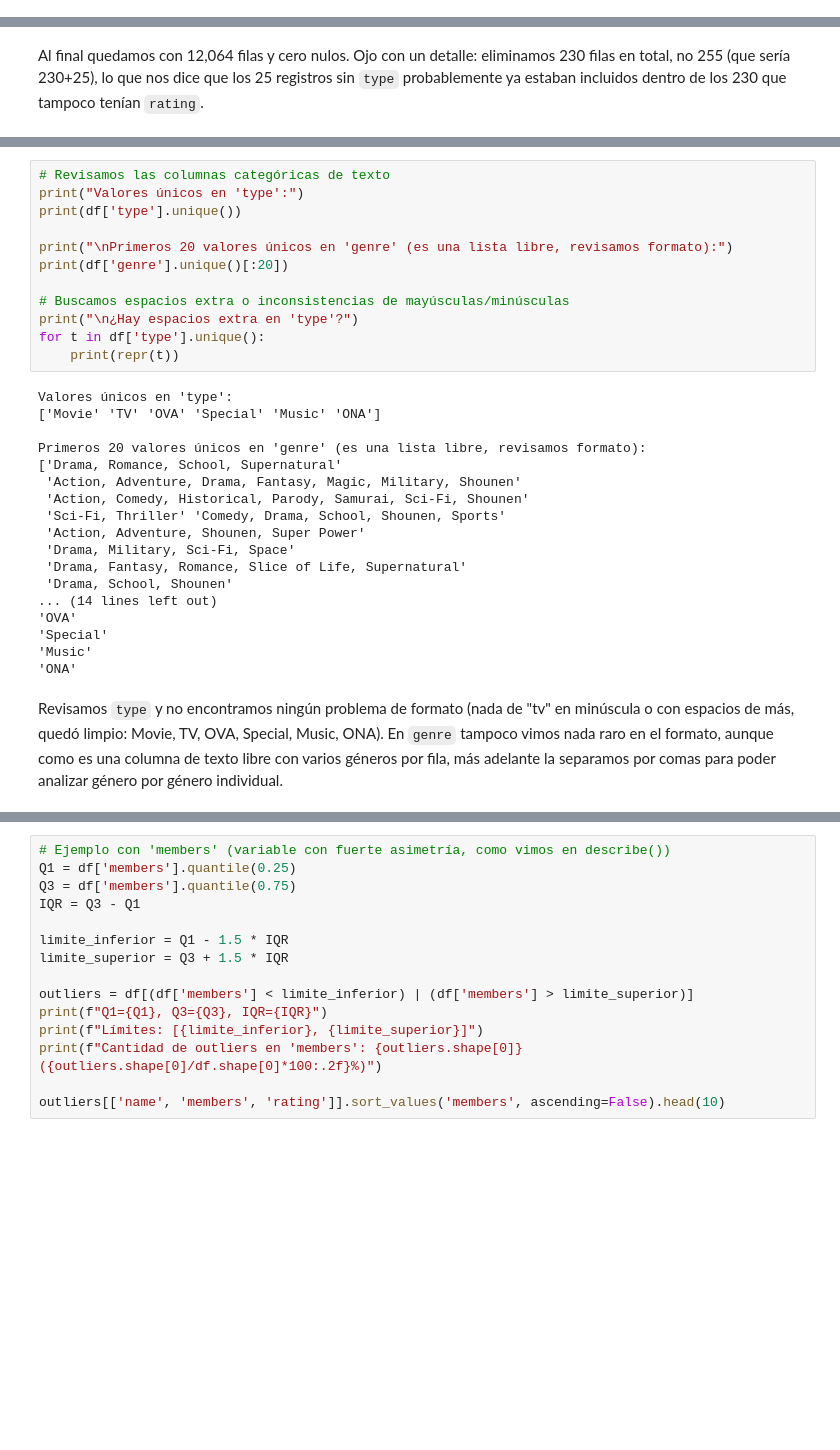
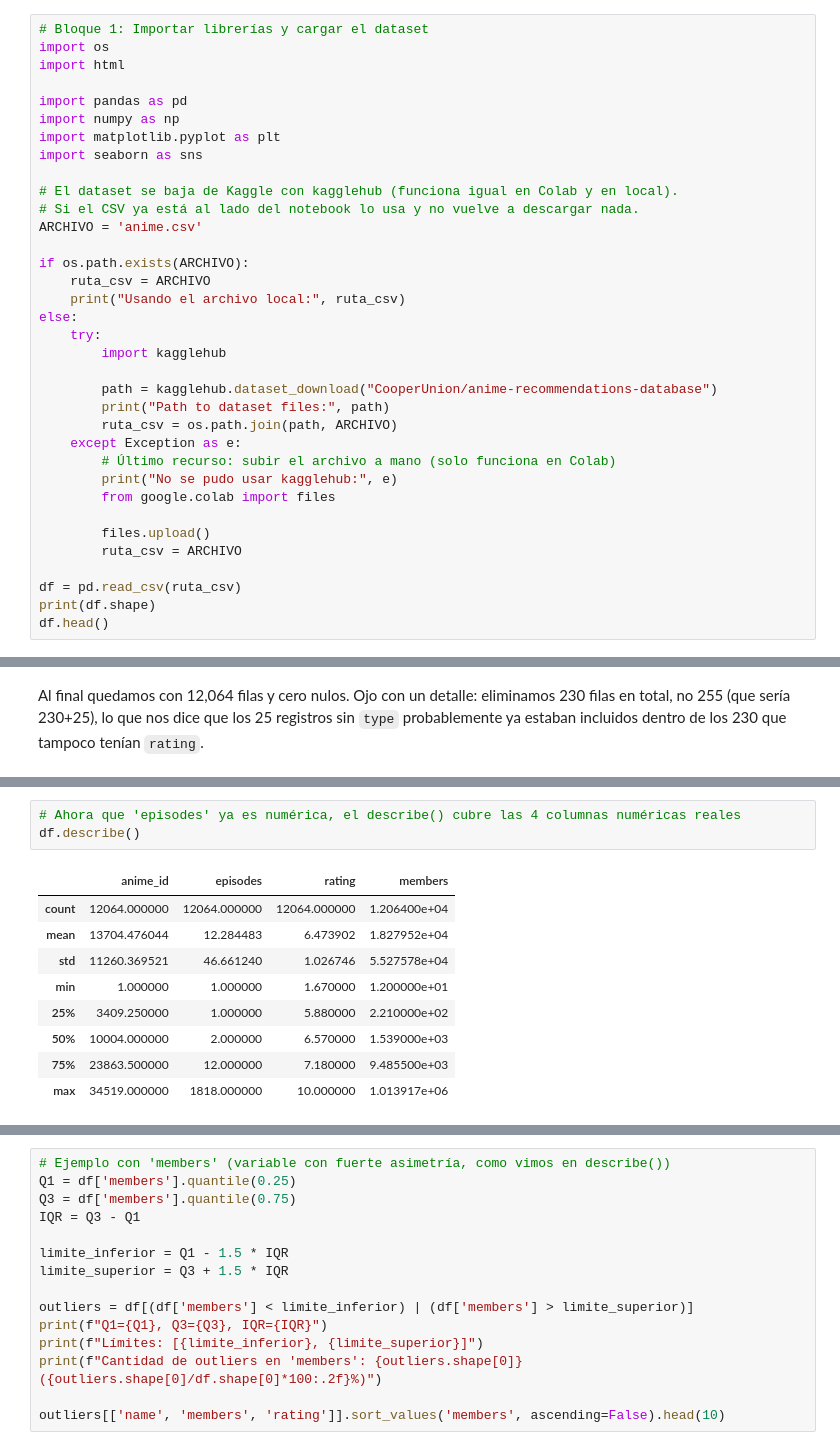
Before and after one commit to cristiancabezas13/Workshop_1, a Jupyter notebook: WORKSHOP_1.ipynb, the cells around one changed output, grey strips where cells are left out. Cells and saved outputs as stored; diff of their text form; blank space fills up the shorter version.

```diff
--- a/WORKSHOP_1.ipynb
+++ b/WORKSHOP_1.ipynb
@@ -28,0 +31,35 @@ Saving anime.csv to anime (2).csv
+# %%
+# Bloque 1: Importar librerías y cargar el dataset
+import os
+import html
+
+import pandas as pd
+import numpy as np
+import matplotlib.pyplot as plt
+import seaborn as sns
+
+# El dataset se baja de Kaggle con kagglehub (funciona igual en Colab y en local).
+# Si el CSV ya está al lado del notebook lo usa y no vuelve a descargar nada.
+ARCHIVO = 'anime.csv'
+
+if os.path.exists(ARCHIVO):
+    ruta_csv = ARCHIVO
+    print("Usando el archivo local:", ruta_csv)
+else:
+    try:
+        import kagglehub
+
+        path = kagglehub.dataset_download("CooperUnion/anime-recommendations-database")
+        print("Path to dataset files:", path)
+        ruta_csv = os.path.join(path, ARCHIVO)
+    except Exception as e:
+        # Último recurso: subir el archivo a mano (solo funciona en Colab)
+        print("No se pudo usar kagglehub:", e)
+        from google.colab import files
+
+        files.upload()
+        ruta_csv = ARCHIVO
+
+df = pd.read_csv(ruta_csv)
+print(df.shape)
+df.head()
@@ -208,32 +234,13 @@ No encontramos ninguna fila duplicada (0), así que no hubo que quitar nada acá
-# %%
-# Revisamos las columnas categóricas de texto
-print("Valores únicos en 'type':")
-print(df['type'].unique())
-
-print("\nPrimeros 20 valores únicos en 'genre' (es una lista libre, revisamos formato):")
-print(df['genre'].unique()[:20])
-
-# Buscamos espacios extra o inconsistencias de mayúsculas/minúsculas
-print("\n¿Hay espacios extra en 'type'?")
-for t in df['type'].unique():
-    print(repr(t))
-# %% [output]
-Valores únicos en 'type':
-['Movie' 'TV' 'OVA' 'Special' 'Music' 'ONA']
-
-Primeros 20 valores únicos en 'genre' (es una lista libre, revisamos formato):
-['Drama, Romance, School, Supernatural'
- 'Action, Adventure, Drama, Fantasy, Magic, Military, Shounen'
- 'Action, Comedy, Historical, Parody, Samurai, Sci-Fi, Shounen'
- 'Sci-Fi, Thriller' 'Comedy, Drama, School, Shounen, Sports'
- 'Action, Adventure, Shounen, Super Power'
- 'Drama, Military, Sci-Fi, Space'
- 'Drama, Fantasy, Romance, Slice of Life, Supernatural'
- 'Drama, School, Shounen'
-... (14 lines left out)
-'OVA'
-'Special'
-'Music'
-'ONA'
-# %% [markdown]
-Revisamos `type` y no encontramos ningún problema de formato (nada de "tv" en minúscula o con espacios de más, quedó limpio: Movie, TV, OVA, Special, Music, ONA). En `genre` tampoco vimos nada raro en el formato, aunque como es una columna de texto libre con varios géneros por fila, más adelante la separamos por comas para poder analizar género por género individual.
+# %%
+# Ahora que 'episodes' ya es numérica, el describe() cubre las 4 columnas numéricas reales
+df.describe()
+# %% [output]
+|  | anime_id | episodes | rating | members |
+| count | 12064.000000 | 12064.000000 | 12064.000000 | 1.206400e+04 |
+| mean | 13704.476044 | 12.284483 | 6.473902 | 1.827952e+04 |
+| std | 11260.369521 | 46.661240 | 1.026746 | 5.527578e+04 |
+| min | 1.000000 | 1.000000 | 1.670000 | 1.200000e+01 |
+| 25% | 3409.250000 | 1.000000 | 5.880000 | 2.210000e+02 |
+| 50% | 10004.000000 | 2.000000 | 6.570000 | 1.539000e+03 |
+| 75% | 23863.500000 | 12.000000 | 7.180000 | 9.485500e+03 |
+| max | 34519.000000 | 1818.000000 | 10.000000 | 1.013917e+06 |
```
Also changed, not shown: parts of 50 cells of this notebook, 2 other files.
